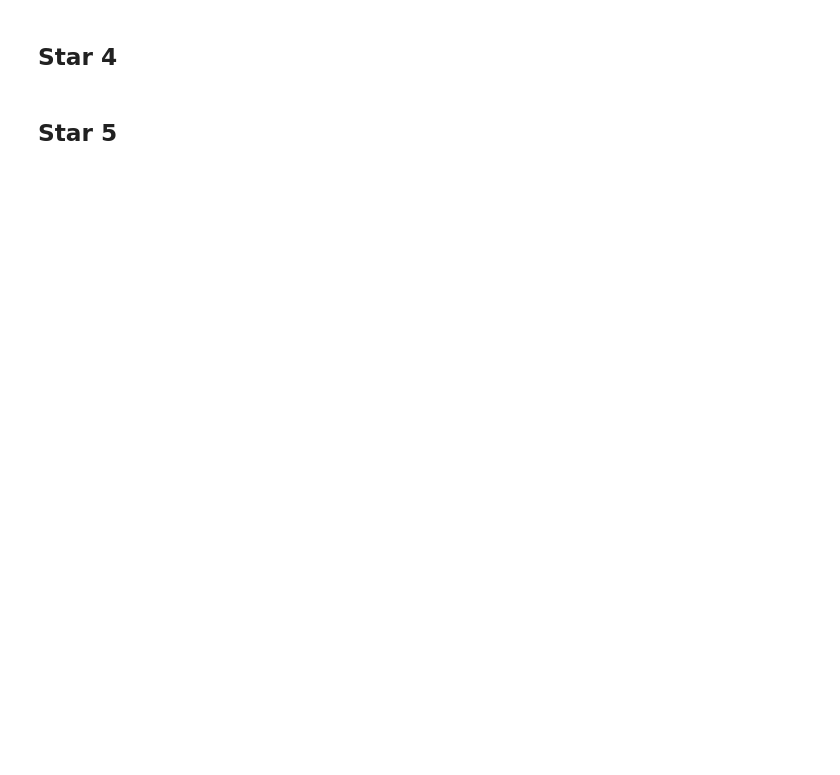
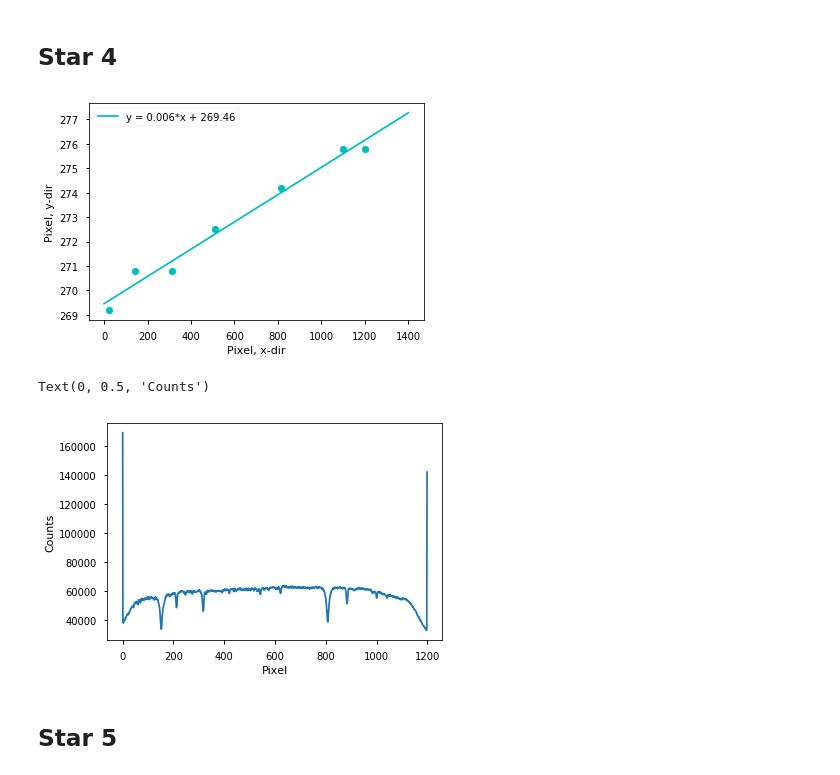
Before and after one commit to nsusemiehl/Massive-Star-Demographics, a Jupyter notebook: Spectroscopy/Spectroscopic Analysis - Johnny.ipynb, the cells around one changed output. Saved outputs shown, nothing was run; the diff lists cells and outputs as text; code cells hidden in the pictures; blank space fills up the shorter version.

```diff
--- a/Spectroscopy/Spectroscopic Analysis - Johnny.ipynb
+++ b/Spectroscopy/Spectroscopic Analysis - Johnny.ipynb
@@ -234,35 +248,39 @@ plt.ylabel("Pixel, y-dir")
 plt.legend()
 plt.show()
 
 x_pix = np.asarray([i for i in range(1200)])
 y_pix_star4 = np.floor(linear_fit(x_pix, coeff_star4[0], coeff_star4[1])).astype(int)  # to ensure our pixel number is an int
 
 # Arrays of length len(x_pix)
 target_upper_star4 = y_pix_star4 - 1
 target_lower_star4 = y_pix_star4 - 7
 sky_upper_star4 = y_pix_star4 + 50
 sky_lower_star4 = y_pix_star4 + 40
 
 # Extract slices corresponding to the target spectrum and sky background
 target_star4 = np.asarray(
-            [calibrated_science_data[13].T[i, target_lower_star4[i]:target_upper_star4[i]]
+            [calibrated_science_data[10].T[i, target_lower_star4[i]:target_upper_star4[i]]
              for i in range(1200)]
            ).T
 
 sky_star4 = np.asarray(
-         [calibrated_science_data[13].T[i, sky_lower_star4[i]:sky_upper_star4[i]]
+         [calibrated_science_data[10].T[i, sky_lower_star4[i]:sky_upper_star4[i]]
           for i in range(1200)]
         ).T
 
 # Subtract sky background from target
 column_medians_star4 = np.median(sky_star4, axis=0)
 target_skysub_star4 = target_star4 - column_medians_star4
 
 target_skysub_1d_star4 = np.sum(target_skysub_star4, axis=0)
 target_skysub_1d_star4 = target_skysub_1d_star4[::-1]  # plot the spectrum correctly, i.e. blue to the left
 plt.plot(x_pix, target_skysub_1d_star4)
 plt.xlabel("Pixel")
 plt.ylabel("Counts")
+# %% [output]
+[figure, added]
+Text(0, 0.5, 'Counts')
+[figure, added]
 # %% [markdown]
 ## Star 5
 # %%
```
Also changed, not shown: parts of 50 cells of this notebook.
